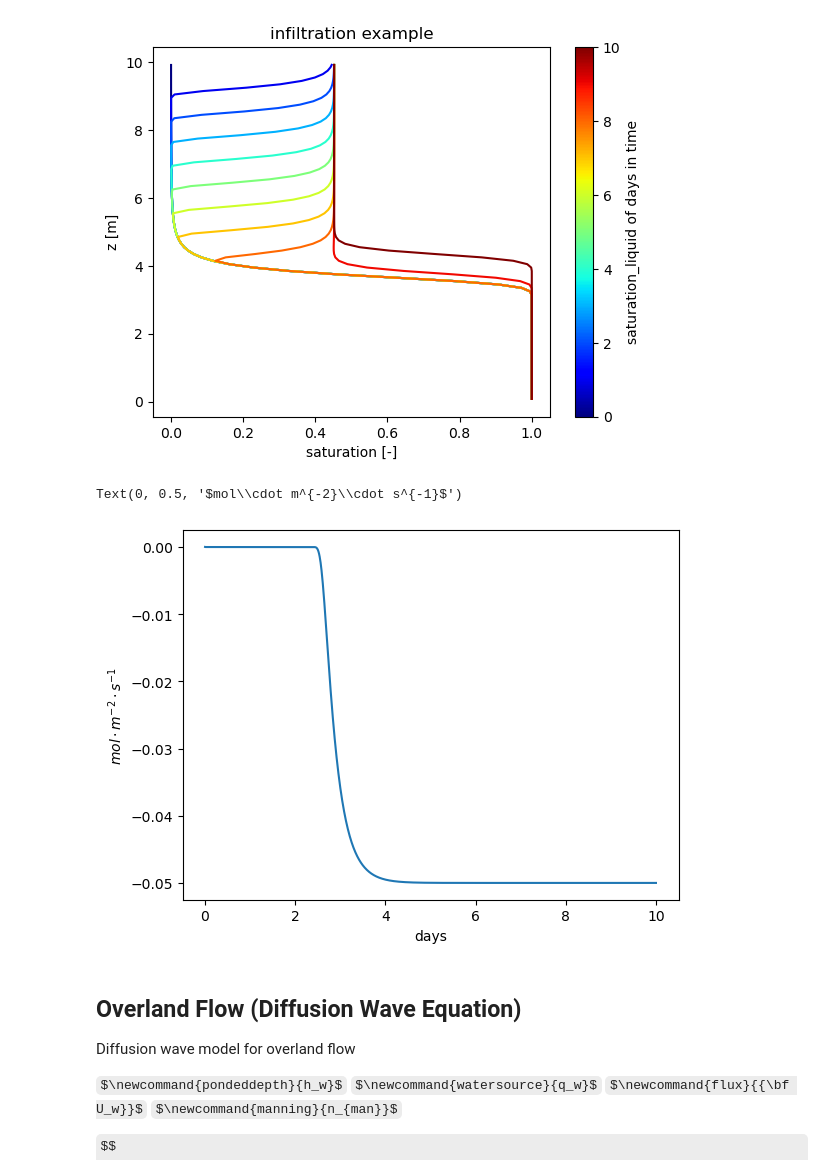
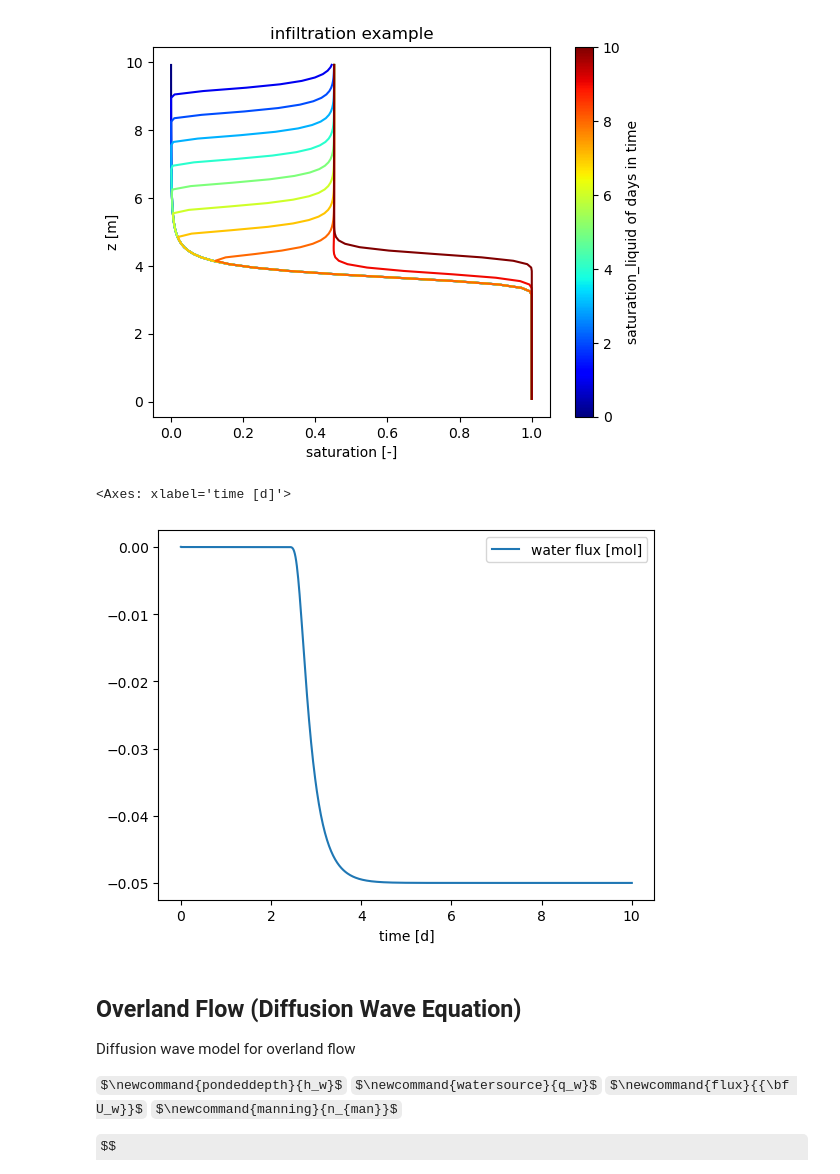
Before and after one commit to amanzi/ats-short-course, a Jupyter notebook: 01_integrated_flow/flow.ipynb, the cells around one changed output. Saved outputs shown, nothing was run; the diff lists cells and outputs as text; code cells hidden in the pictures; some formulas as TeX source.

```diff
--- a/01_integrated_flow/flow.ipynb
+++ b/01_integrated_flow/flow.ipynb
@@ -71,17 +71,12 @@ plot("./richards/run_richards/", "infiltration example")
 # %%
 import numpy as np
 from matplotlib import pyplot as plt
 
-flux_data = np.loadtxt("./richards/run_richards/observation_flux.dat",skiprows=11)
-flux_data = np.transpose(flux_data)
-fig = plt.figure()
-ax = fig.subplots(1,1)
-plt.plot(flux_data[0]/86400, flux_data[1])
-ax.set_xlabel("days")
-ax.set_ylabel(r"$mol\cdot m^{-2}\cdot s^{-1}$")
+flux_data = pandas.read_csv("./richards/run_richards/observation_flux.dat", comment='#')
+flux_data.plot("time [d]","water flux [mol]")
 # %% [output]
-Text(0, 0.5, '$mol\\cdot m^{-2}\\cdot s^{-1}$')
+<Axes: xlabel='time [d]'>
-[figure, old version]
+[figure, new version]
 # %% [markdown]
 ## Overland Flow (Diffusion Wave Equation)
 
```
Also changed, not shown: parts of 2 cells of this notebook.
